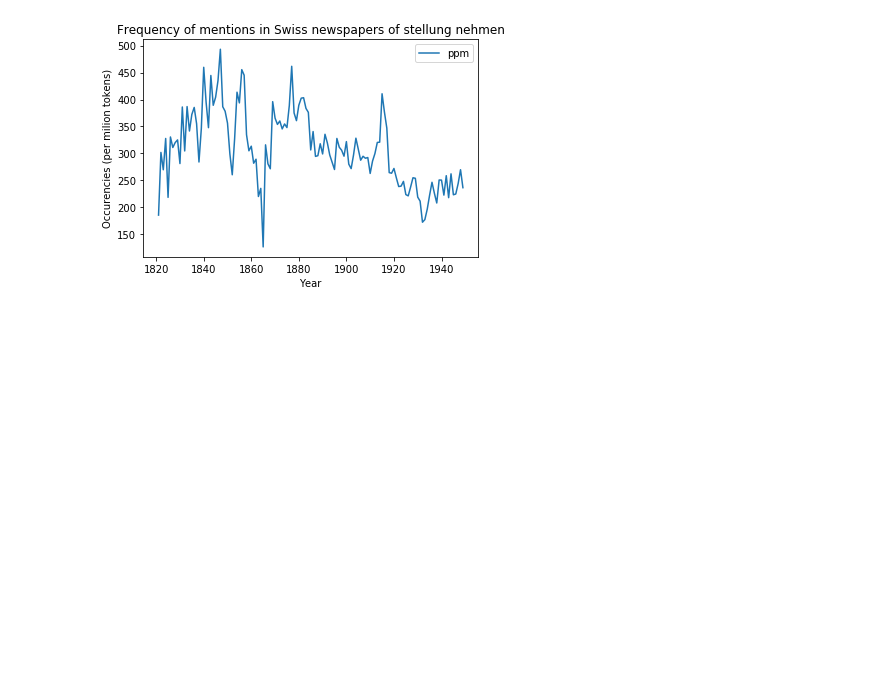
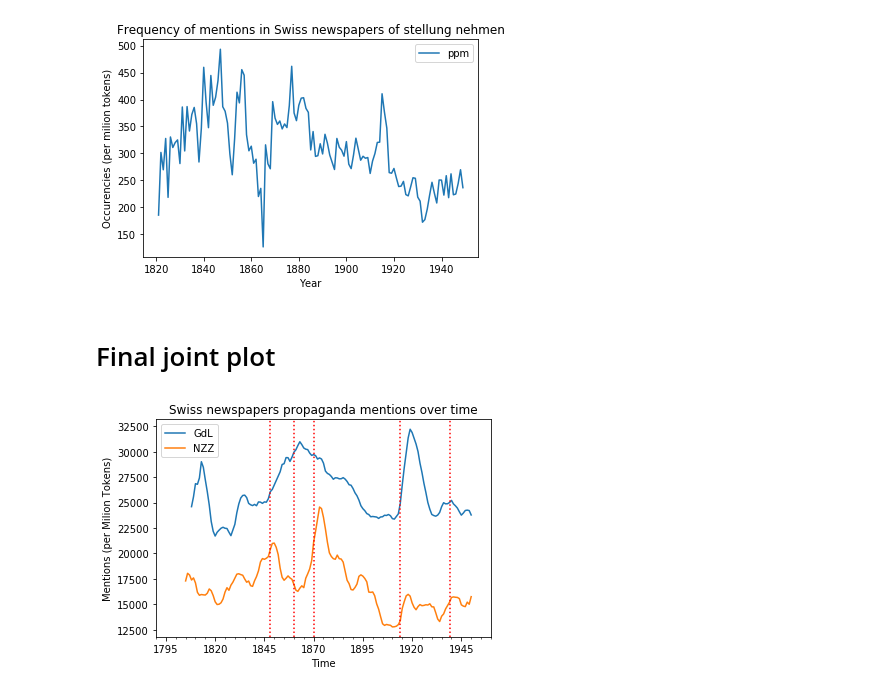
Before and after one commit to ludovicaschaerf/H-D_Project, a Jupyter notebook: newspapers_propaganda/propaganda.ipynb, the cells around one changed output. Drawn from its saved outputs; the diff is of its cells as text; code cells hidden in the pictures; blank space fills up the shorter version.

```diff
--- a/newspapers_propaganda/propaganda.ipynb
+++ b/newspapers_propaganda/propaganda.ipynb
@@ -415,3 +405,26 @@ vis_bigram(trends_de_selected, "öffentlich meinung")
 vis_bigram(trends_de_selected, "stellung nehmen")
 # %% [output]
 [figure]
+# %% [markdown]
+# Final joint plot
+# %%
+import datetime
+
+trends_french["journal"] = "GdL"
+trends_german["journal"] = "NZZ"
+
+years = [1848, 1860, 1870, 1914, 1939]
+
+ax = trends_french.plot(x="date", y="ppm")
+trends_german.plot(x="date", y="ppm", ax=ax)
+plt.legend(["GdL", "NZZ"])
+plt.xlabel("Time")
+plt.xlim([datetime.datetime(1790,1,1), datetime.datetime(1960,1,1)])
+plt.ylabel("Mentions (per Milion Tokens)")
+
+[ax.axvline(datetime.datetime(year,1,1), color="red", linestyle='dotted') for year in years]
+
+plt.title("Swiss newspapers propaganda mentions over time")
+plt.savefig("cumulative.png", dpi=600)
+# %% [output]
+[figure, added]
```
Also changed, not shown: parts of 15 cells of this notebook.
